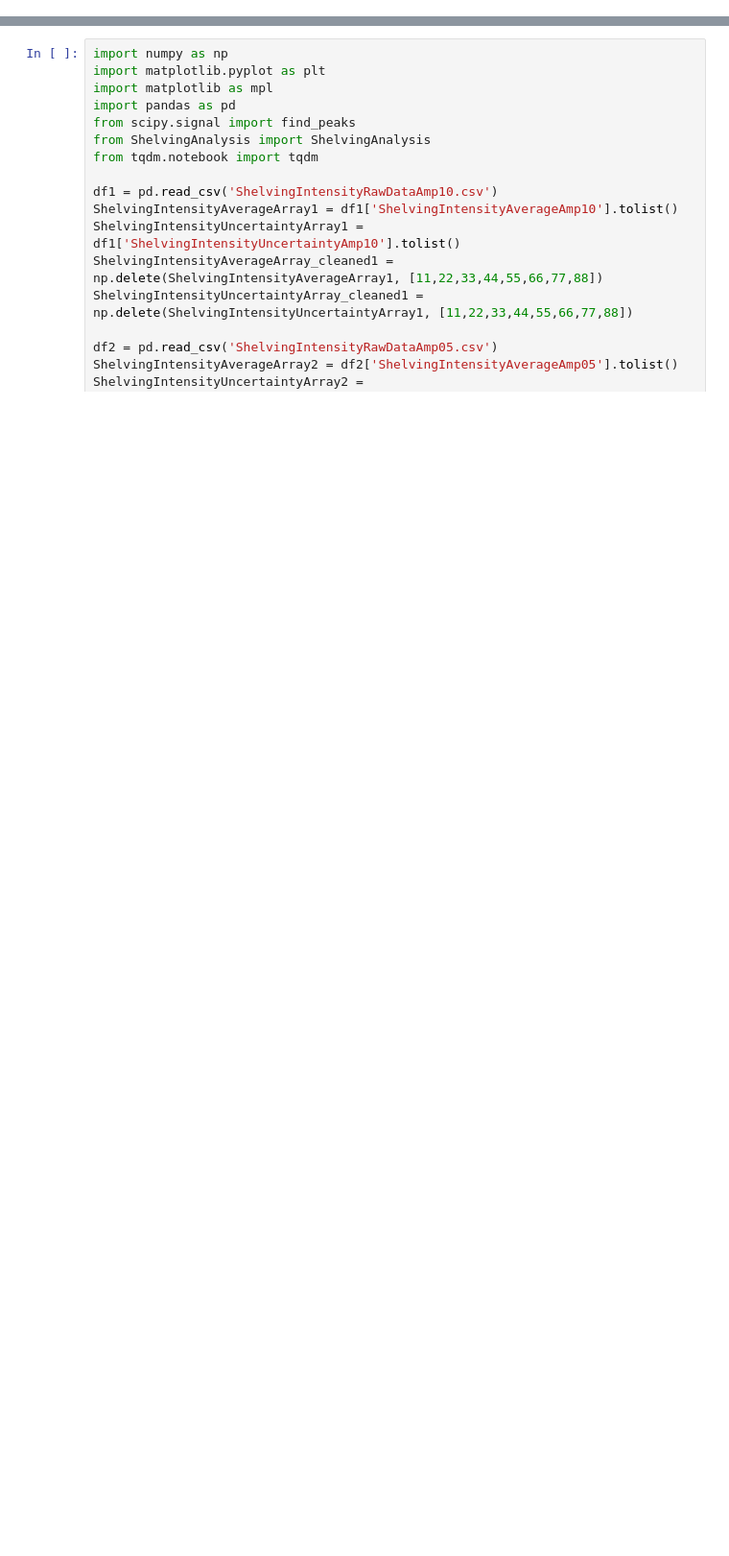
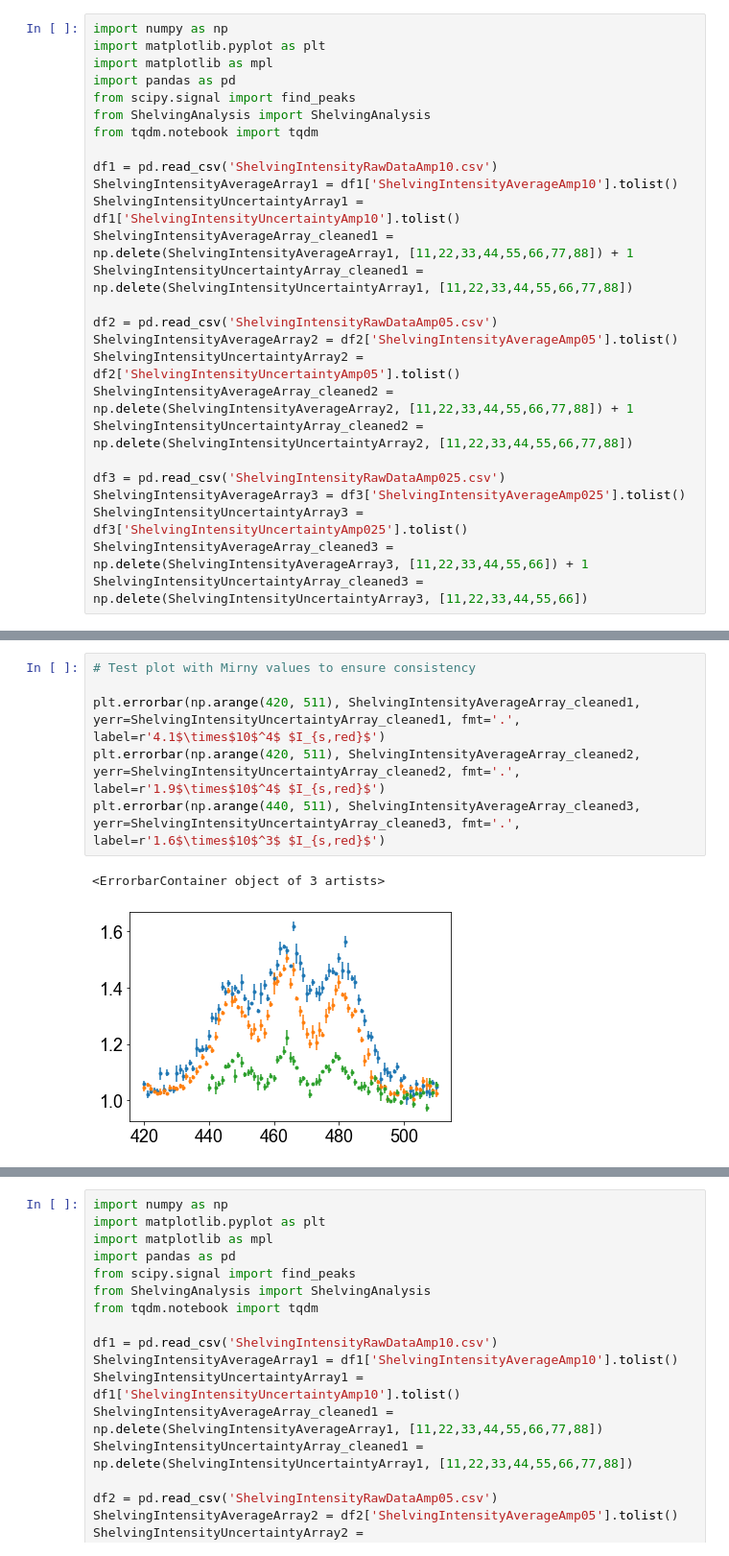
Before and after one commit to hsuchungchuan/Projects, a Jupyter notebook: Red MOT Shelving Data Analysis 20240902/FullDataAnalysisShelvingForDifferentBeamPowers.ipynb, the cells around one changed output, grey strips where cells are left out. Shown at 96% size. Drawn from its saved outputs; the diff is of its cells as text; blank space fills up the shorter version.

```diff
--- a/Red MOT Shelving Data Analysis 20240902/FullDataAnalysisShelvingForDifferentBeamPowers.ipynb
+++ b/Red MOT Shelving Data Analysis 20240902/FullDataAnalysisShelvingForDifferentBeamPowers.ipynb
@@ -0,0 +7,26 @@
+# %%
+import numpy as np
+import matplotlib.pyplot as plt
+import matplotlib as mpl
+import pandas as pd
+from scipy.signal import find_peaks
+from ShelvingAnalysis import ShelvingAnalysis
+from tqdm.notebook import tqdm
+
+df1 = pd.read_csv('ShelvingIntensityRawDataAmp10.csv')
+ShelvingIntensityAverageArray1 = df1['ShelvingIntensityAverageAmp10'].tolist()
+ShelvingIntensityUncertaintyArray1 = df1['ShelvingIntensityUncertaintyAmp10'].tolist()
+ShelvingIntensityAverageArray_cleaned1 = np.delete(ShelvingIntensityAverageArray1, [11,22,33,44,55,66,77,88]) + 1
+ShelvingIntensityUncertaintyArray_cleaned1 = np.delete(ShelvingIntensityUncertaintyArray1, [11,22,33,44,55,66,77,88])
+
+df2 = pd.read_csv('ShelvingIntensityRawDataAmp05.csv')
+ShelvingIntensityAverageArray2 = df2['ShelvingIntensityAverageAmp05'].tolist()
+ShelvingIntensityUncertaintyArray2 = df2['ShelvingIntensityUncertaintyAmp05'].tolist()
+ShelvingIntensityAverageArray_cleaned2 = np.delete(ShelvingIntensityAverageArray2, [11,22,33,44,55,66,77,88]) + 1
+ShelvingIntensityUncertaintyArray_cleaned2 = np.delete(ShelvingIntensityUncertaintyArray2, [11,22,33,44,55,66,77,88])
+
+df3 = pd.read_csv('ShelvingIntensityRawDataAmp025.csv')
+ShelvingIntensityAverageArray3 = df3['ShelvingIntensityAverageAmp025'].tolist()
+ShelvingIntensityUncertaintyArray3 = df3['ShelvingIntensityUncertaintyAmp025'].tolist()
+ShelvingIntensityAverageArray_cleaned3 = np.delete(ShelvingIntensityAverageArray3, [11,22,33,44,55,66]) + 1
+ShelvingIntensityUncertaintyArray_cleaned3 = np.delete(ShelvingIntensityUncertaintyArray3, [11,22,33,44,55,66])
@@ -0,0 +68,9 @@
+# %%
+# Test plot with Mirny values to ensure consistency
+
+plt.errorbar(np.arange(420, 511), ShelvingIntensityAverageArray_cleaned1, yerr=ShelvingIntensityUncertaintyArray_cleaned1, fmt='.', label=r'4.1$\times$10$^4$ $I_{s,red}$')
+plt.errorbar(np.arange(420, 511), ShelvingIntensityAverageArray_cleaned2, yerr=ShelvingIntensityUncertaintyArray_cleaned2, fmt='.', label=r'1.9$\times$10$^4$ $I_{s,red}$')
+plt.errorbar(np.arange(440, 511), ShelvingIntensityAverageArray_cleaned3, yerr=ShelvingIntensityUncertaintyArray_cleaned3, fmt='.', label=r'1.6$\times$10$^3$ $I_{s,red}$')
+# %% [output]
+<ErrorbarContainer object of 3 artists>
+[figure, added]
```
Also changed, not shown: parts of 8 cells of this notebook.
